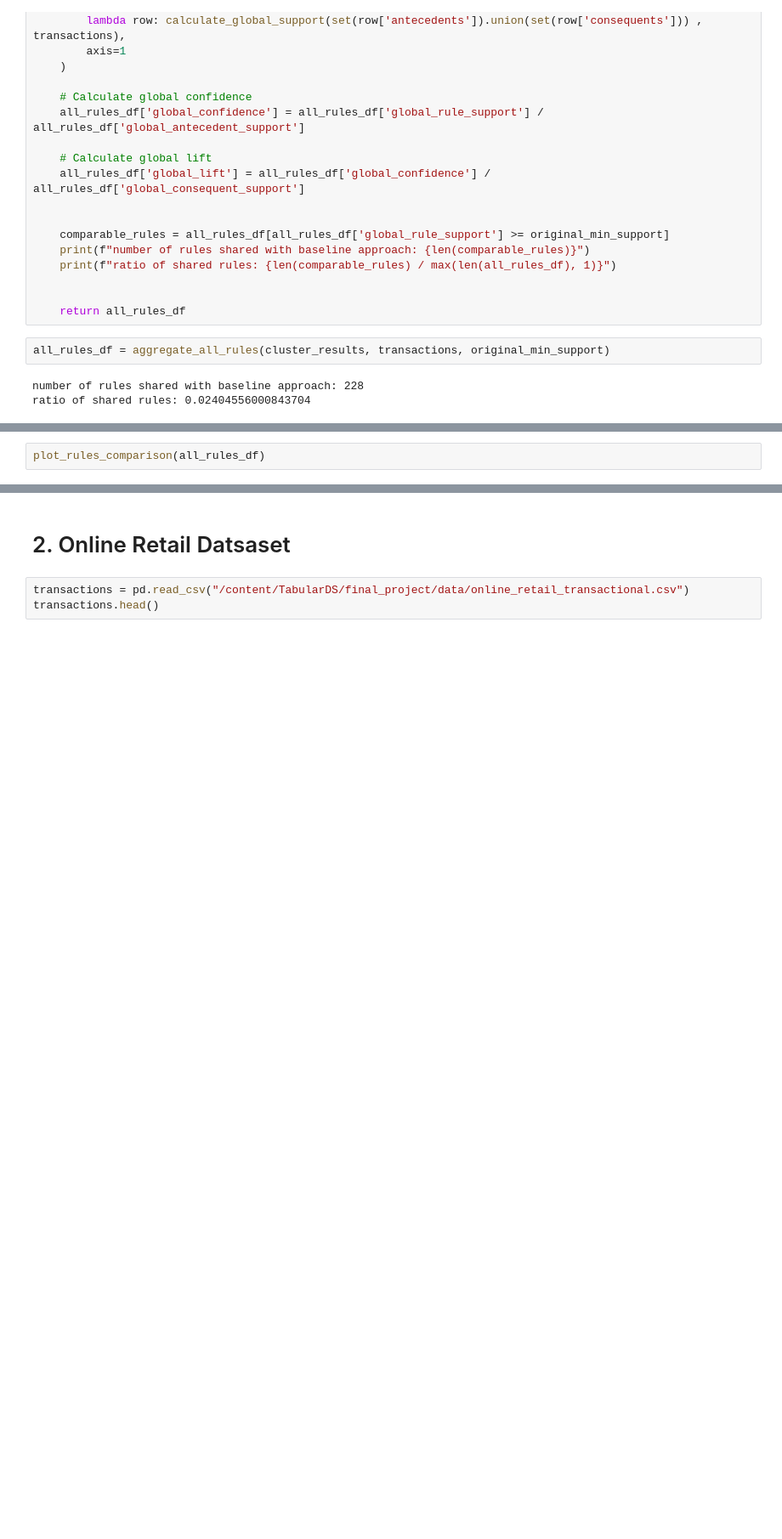
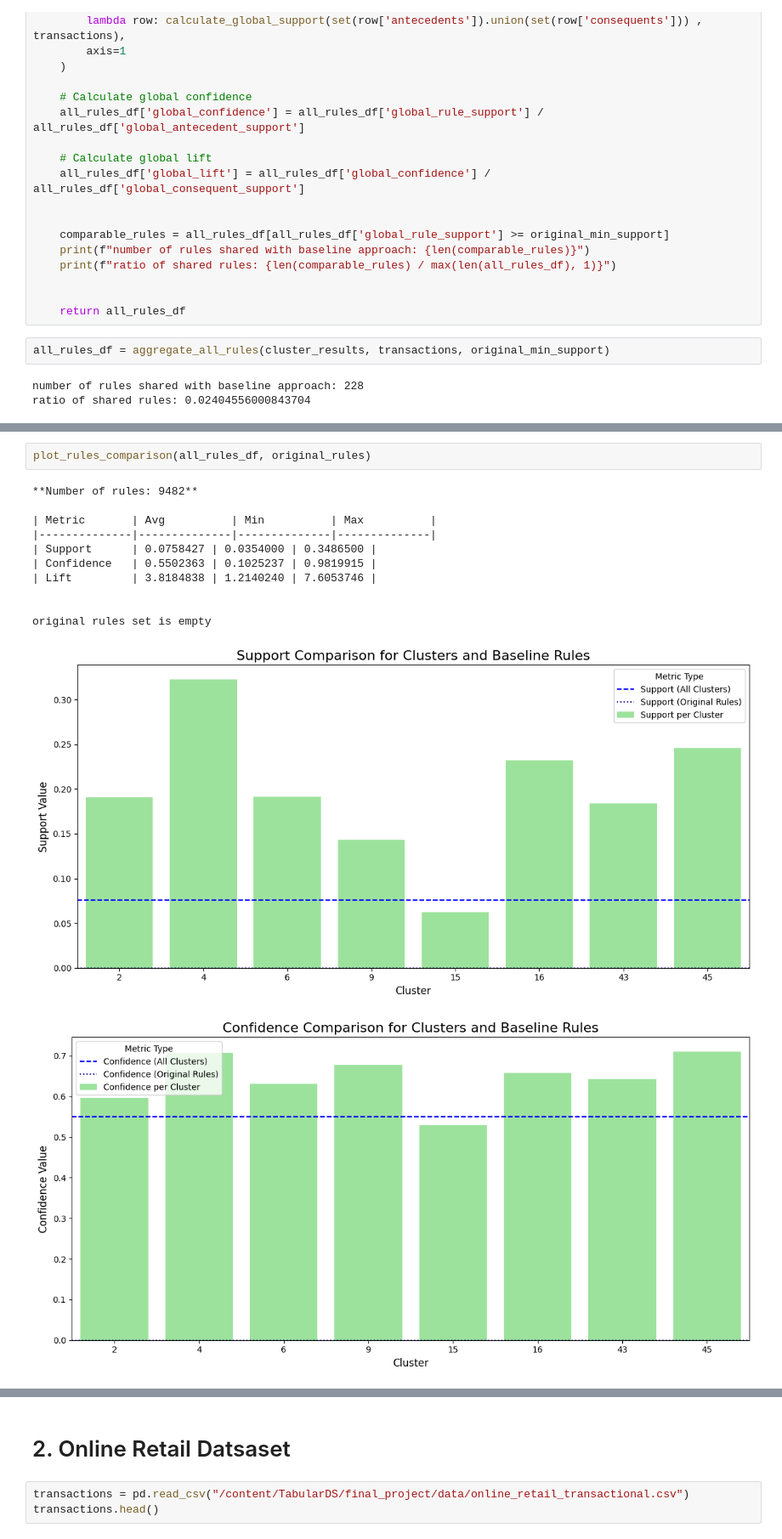
Before and after one commit to ItamarBerger/TabularDS, a Jupyter notebook: final_project/code/exmple_notebook.ipynb, the cells around one changed output, grey strips where cells are left out. Shown at 85% size. Drawn from its saved outputs; the diff is of its cells as text; blank space fills up the shorter version.

```diff
--- a/final_project/code/exmple_notebook.ipynb
+++ b/final_project/code/exmple_notebook.ipynb
@@ -284,2 +378,15 @@ def plot_rules_comparison(all_rules_df):
 # %%
-plot_rules_comparison(all_rules_df)
+plot_rules_comparison(all_rules_df, original_rules)
+# %% [output]
+**Number of rules: 9482**
+
+| Metric       | Avg          | Min          | Max          |
+|--------------|--------------|--------------|--------------|
+| Support      | 0.0758427 | 0.0354000 | 0.3486500 |
+| Confidence   | 0.5502363 | 0.1025237 | 0.9819915 |
+| Lift         | 3.8184838 | 1.2140240 | 7.6053746 |
+
+
+original rules set is empty
+[figure, added]
+[figure, added]
```
Also changed, not shown: parts of 30 cells of this notebook.
